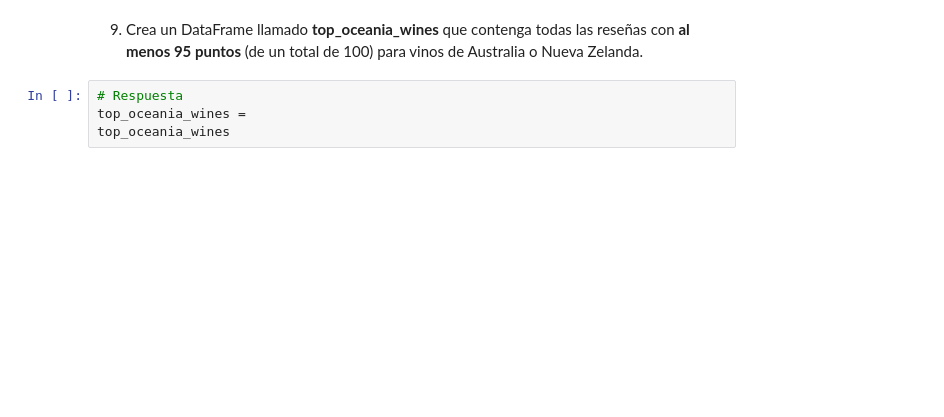
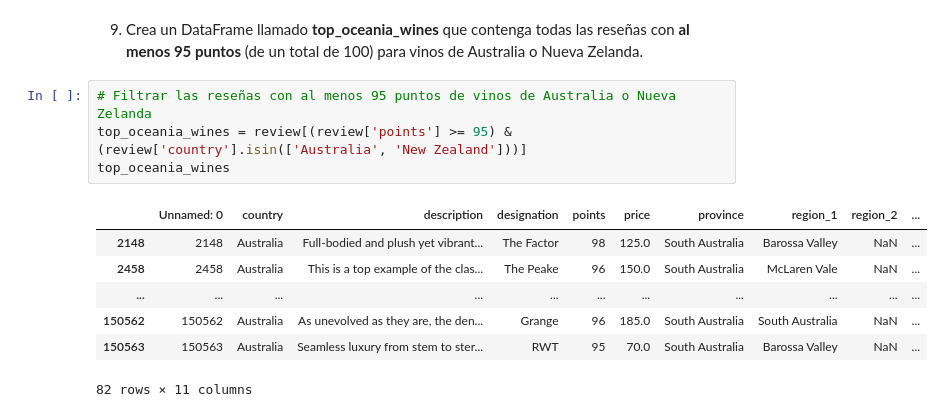
Before and after one commit to atortosalopez/practica-1-aapl, a Jupyter notebook: Practica6.ipynb, the cells around one changed output. Cells and saved outputs as stored; diff of their text form; blank space fills up the shorter version.

```diff
--- a/Practica6.ipynb
+++ b/Practica6.ipynb
@@ -134,6 +150,14 @@ italian_wines
 # %% [markdown]
 9. Crea un DataFrame llamado **top_oceania_wines** que contenga todas las reseñas con **al menos 95 puntos** (de un total de 100) para vinos de Australia o Nueva Zelanda.
-# %%
-# Respuesta
-top_oceania_wines =
-top_oceania_wines
+# %%
+# Filtrar las reseñas con al menos 95 puntos de vinos de Australia o Nueva Zelanda
+top_oceania_wines = review[(review['points'] >= 95) & (review['country'].isin(['Australia', 'New Zealand']))]
+top_oceania_wines
+# %% [output]
+|  | Unnamed: 0 | country | description | designation | points | price | province | region_1 | region_2 | ... |
+| 2148 | 2148 | Australia | Full-bodied and plush yet vibrant... | The Factor | 98 | 125.0 | South Australia | Barossa Valley | NaN | ... |
+| 2458 | 2458 | Australia | This is a top example of the clas... | The Peake | 96 | 150.0 | South Australia | McLaren Vale | NaN | ... |
+| ... | ... | ... | ... | ... | ... | ... | ... | ... | ... | ... |
+| 150562 | 150562 | Australia | As unevolved as they are, the den... | Grange | 96 | 185.0 | South Australia | South Australia | NaN | ... |
+| 150563 | 150563 | Australia | Seamless luxury from stem to ster... | RWT | 95 | 70.0 | South Australia | Barossa Valley | NaN | ... |
+82 rows × 11 columns
```
Also changed, not shown: parts of 4 cells of this notebook.
